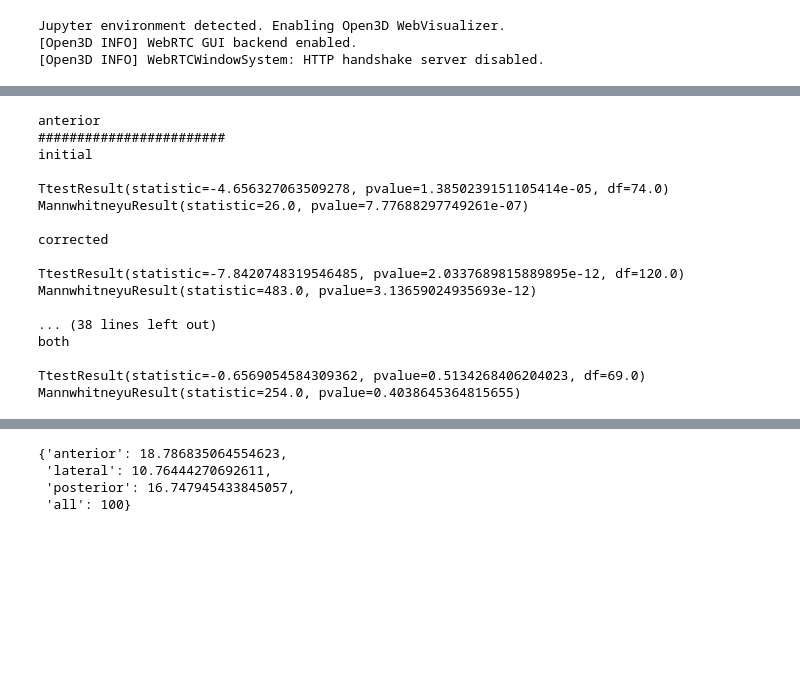
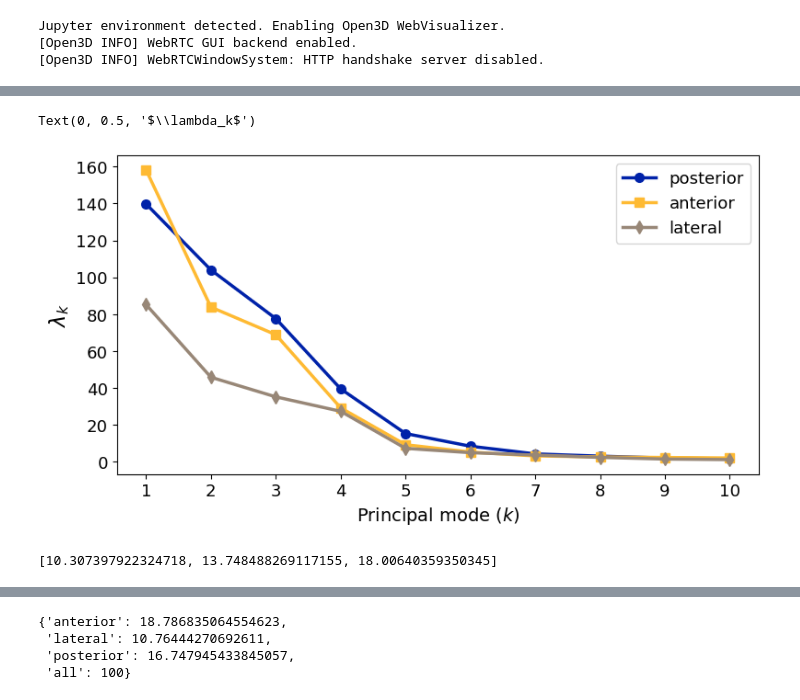
Before and after one commit to Daniel-Nicolae/Modelling-the-Human-Semicircular-Canals, a Jupyter notebook: python/experiments.ipynb, the cells around one changed output, grey strips where cells are left out. Saved outputs shown, nothing was run; the diff lists cells and outputs as text; code cells hidden in the pictures; blank space fills up the shorter version.

```diff
--- a/python/experiments.ipynb
+++ b/python/experiments.ipynb
@@ -30,36 +13,20 @@ No artists with labels found to put in legend.  Note that artists whose label st
-# %%
-for canal in canals:
-    print(canal)
-    print("########################")
-    print("initial\n")
-    print(t_test_canal(canal, True))
-    print(wilcoxon_canal(canal, True))
-
-    print("\ncorrected\n")
-    print(t_test_canal(canal, False))
-    print(wilcoxon_canal(canal, False))
-
-    print("\nboth\n")
-    print(t_test_canal(canal, False, True))
-    print(wilcoxon_canal(canal, False, True))
-    print("\n\n")
-# %% [output]
-anterior
-########################
-initial
-
-TtestResult(statistic=-4.656327063509278, pvalue=1.3850239151105414e-05, df=74.0)
-MannwhitneyuResult(statistic=26.0, pvalue=7.77688297749261e-07)
-
-corrected
-
-TtestResult(statistic=-7.8420748319546485, pvalue=2.0337689815889895e-12, df=120.0)
-MannwhitneyuResult(statistic=483.0, pvalue=3.13659024935693e-12)
-
-... (38 lines left out)
-both
-
-TtestResult(statistic=-0.6569054584309362, pvalue=0.5134268406204023, df=69.0)
-MannwhitneyuResult(statistic=254.0, pvalue=0.4038645364815655)
+# %%
+evalsp, evecs = load_variation_modes("posterior")
+evalsa, evecs = load_variation_modes("anterior")
+evalsl, evecs = load_variation_modes("lateral")
+# %%
+plt.figure(figsize=(9, 4.5))
+plt.plot(np.flip(evalsp)[:10], "o-", color=np.array([0x00, 0x22, 0xaa])/256,  label="posterior", linewidth=2.5, markersize=7)
+plt.plot(np.flip(evalsa)[:10], "s-", color=np.array([0xff, 0xbb, 0x33])/256, label="anterior", linewidth=2.5, markersize=7)
+plt.plot(np.flip(evalsl)[:10], "d-", color=np.array([0x99, 0x88, 0x77])/256, label="lateral", linewidth=2.5, markersize=7)
+plt.xticks(np.arange(0, 10, 1), np.arange(1, 11, 1), fontsize=13)
+plt.yticks(fontsize=13)
+plt.legend(fontsize=13)
+
+plt.xlabel("Principal mode ($k$)", fontsize=14)
+plt.ylabel("$\\lambda_k$", fontsize=16)
+# %% [output]
+Text(0, 0.5, '$\\lambda_k$')
+[figure, added]
 # %%
 visualise_variation_modes(4, "lateral")
@@ -67,0 +59,4 @@ results_dict, best_fids_dict, min_angs_dict, max_improvs_dict, kept_dict = corre
+# %%
+MADs_all
+# %% [output]
+[10.307397922324718, 13.748488269117155, 18.00640359350345]
```
Also changed, not shown: parts of 10 cells of this notebook.
